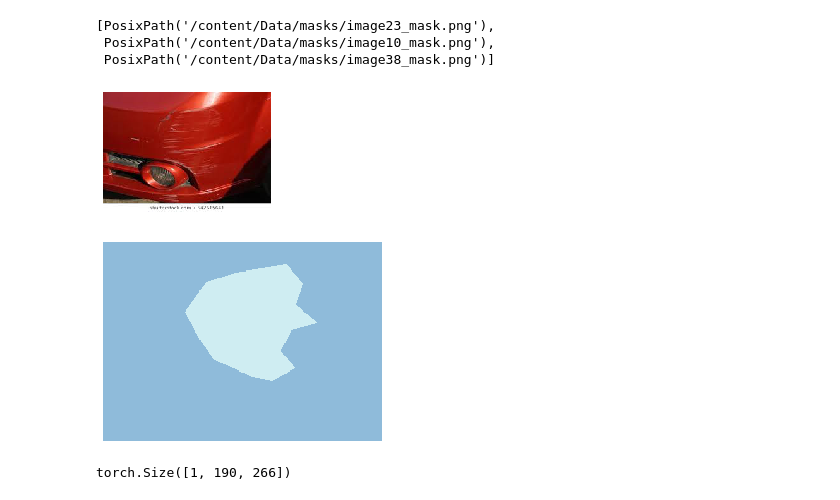
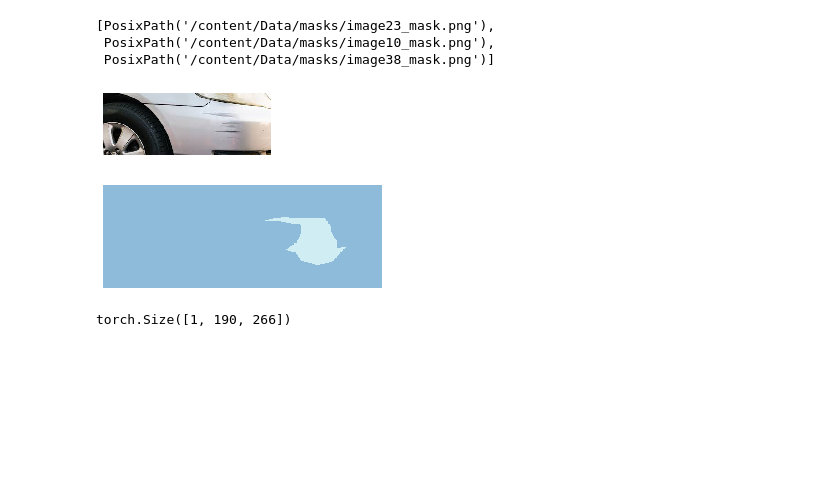
Before and after one commit to NavneetSajwan/Car-scratch-segmentation, a Jupyter notebook: Segmentation model.ipynb, the cells around one changed output. Drawn from its saved outputs; the diff is of its cells as text; code cells hidden in the pictures; blank space fills up the shorter version.

```diff
--- a/Segmentation model.ipynb
+++ b/Segmentation model.ipynb
@@ -28,3 +30,5 @@ path_models = Path('/content/drive/My Drive/fastai-v3/data/car scratch segmentat
+# %%
+path= Path('/content/Data')
 # %%
 fnames = get_image_files(path/'train')
 fnames[:3]
@@ -40,11 +44,11 @@ lbl_names[:3]
  PosixPath('/content/Data/masks/image10_mask.png'),
  PosixPath('/content/Data/masks/image38_mask.png')]
 # %%
-img_f = fnames[1]
+img_f = fnames[2]
 img = open_image(img_f)
 img.show(fig_size=(10,10))
 # %% [output]
-[figure, old version]
+[figure, new version]
 # %%
 def get_y_fn(x): return Path(str(x.parent.parent) +'/masks')/ (x.stem+"_mask.png")
 codes = array(['nonscratch','scratch'])
@@ -52,7 +56,7 @@ codes = array(['nonscratch','scratch'])
 mask = open_mask(get_y_fn(img_f))
 mask.show(figsize=(5,5), alpha=0.5)
 # %% [output]
-[figure, old version]
+[figure, new version]
 # %%
 mask.data.shape
 # %% [output]
```
Also changed, not shown: parts of 8 cells of this notebook.
